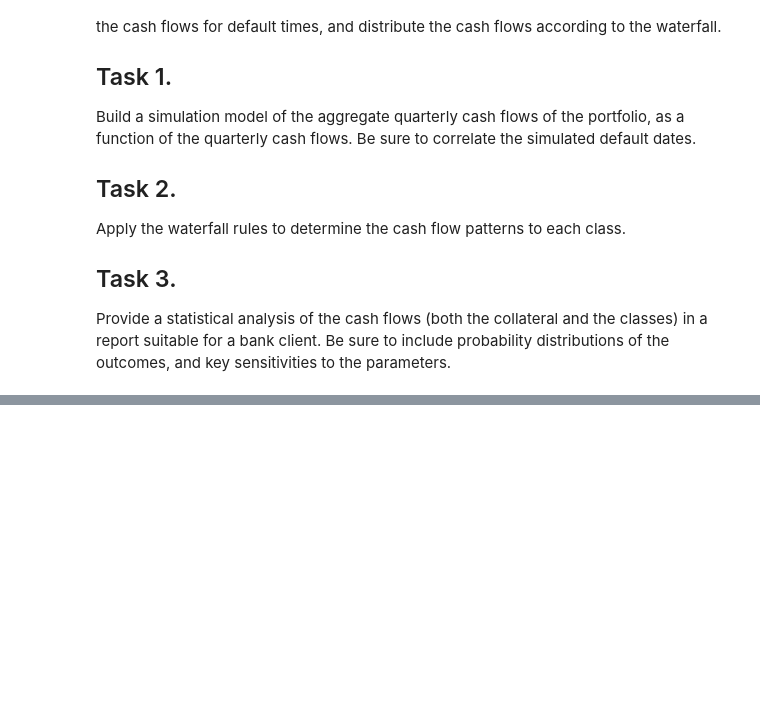
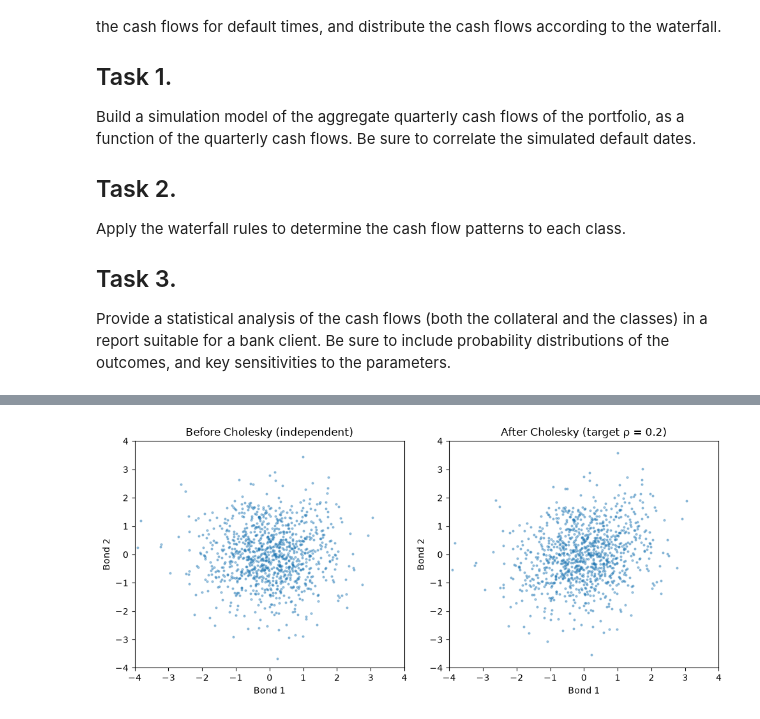
Before and after one commit to BinnySingla/Credit-Default-Swap-Structured-Finance, a Jupyter notebook: notebooks/Credit Default Swap Risk Analysis.ipynb, the cells around one changed output, grey strips where cells are left out. Cells and saved outputs as stored; diff of their text form; code cells hidden in the pictures; blank space fills up the shorter version.

```diff
--- a/notebooks/Credit Default Swap Risk Analysis.ipynb
+++ b/notebooks/Credit Default Swap Risk Analysis.ipynb
@@ -794,0 +96,4 @@ result_table.head(10)
+# %%
+row_sums = Z_mm.sum(axis=1)          # one sum per case (row)
+order = np.argsort(row_sums)         # ascending: most negative first
+Z_sorted = Z_mm[order]               # reorder whole rows
@@ -794,0 +142,11 @@ result_table.head(10)
+# %%
+# Target correlation matrix: 10 bonds, pairwise correlation 0.20
+rho = 0.20
+n_bonds = 10
+R = np.full((n_bonds, n_bonds), rho)
+np.fill_diagonal(R, 1.0)
+# %%
+# Cholesky factorization
+L = np.linalg.cholesky(R)
+print("L (first 5 rows/cols) =")
+print(L[:5, :5].round(10))
@@ -794,0 +165,5 @@ result_table.head(10)
+# %%
+# Generate correlated normals
+z = Z_sorted.T          # shape (10, 1000): rows = bonds, cols = cases
+y = L @ z               # correlated normals, same shape
+Y = y.T                 # back to (1000, 10): rows = cases, cols = bonds
@@ -794,0 +216,16 @@ result_table.head(10)
+# %%
+# Visualize the results
+import matplotlib.pyplot as plt
+
+fig, axes = plt.subplots(1, 2, figsize=(10, 4.5))
+axes[0].scatter(Z_sorted[:, 0], Z_sorted[:, 1], s=4, alpha=0.4)
+axes[0].set_title("Before Cholesky (independent)")
+axes[1].scatter(Y[:, 0], Y[:, 1], s=4, alpha=0.4)
+axes[1].set_title(f"After Cholesky (target ρ = {rho})")
+for ax in axes:
+    ax.set_xlabel("Bond 1"); ax.set_ylabel("Bond 2")
+    ax.set_xlim(-4, 4); ax.set_ylim(-4, 4)
+plt.tight_layout()
+plt.show()
+# %% [output]
+[figure, added]
```
Also changed, not shown: parts of 84 cells of this notebook, 8 other files.
